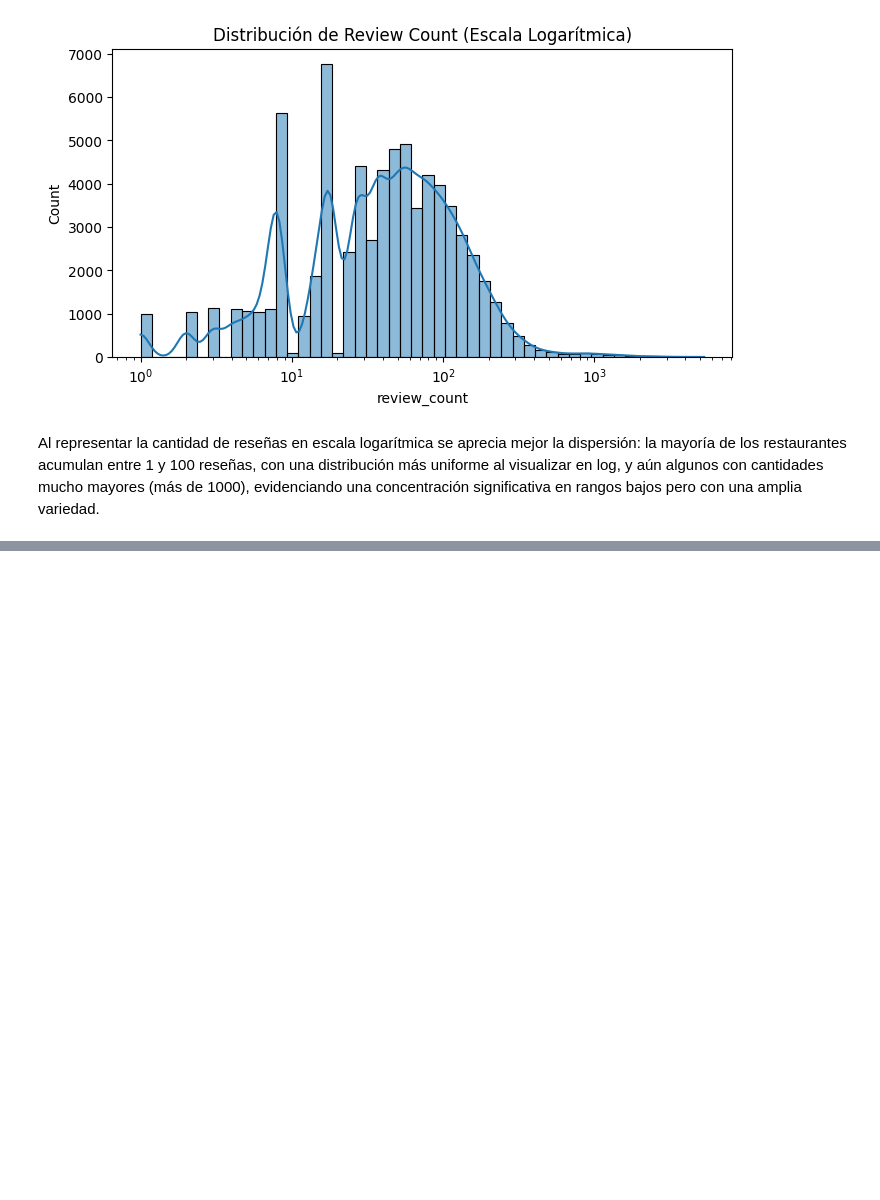
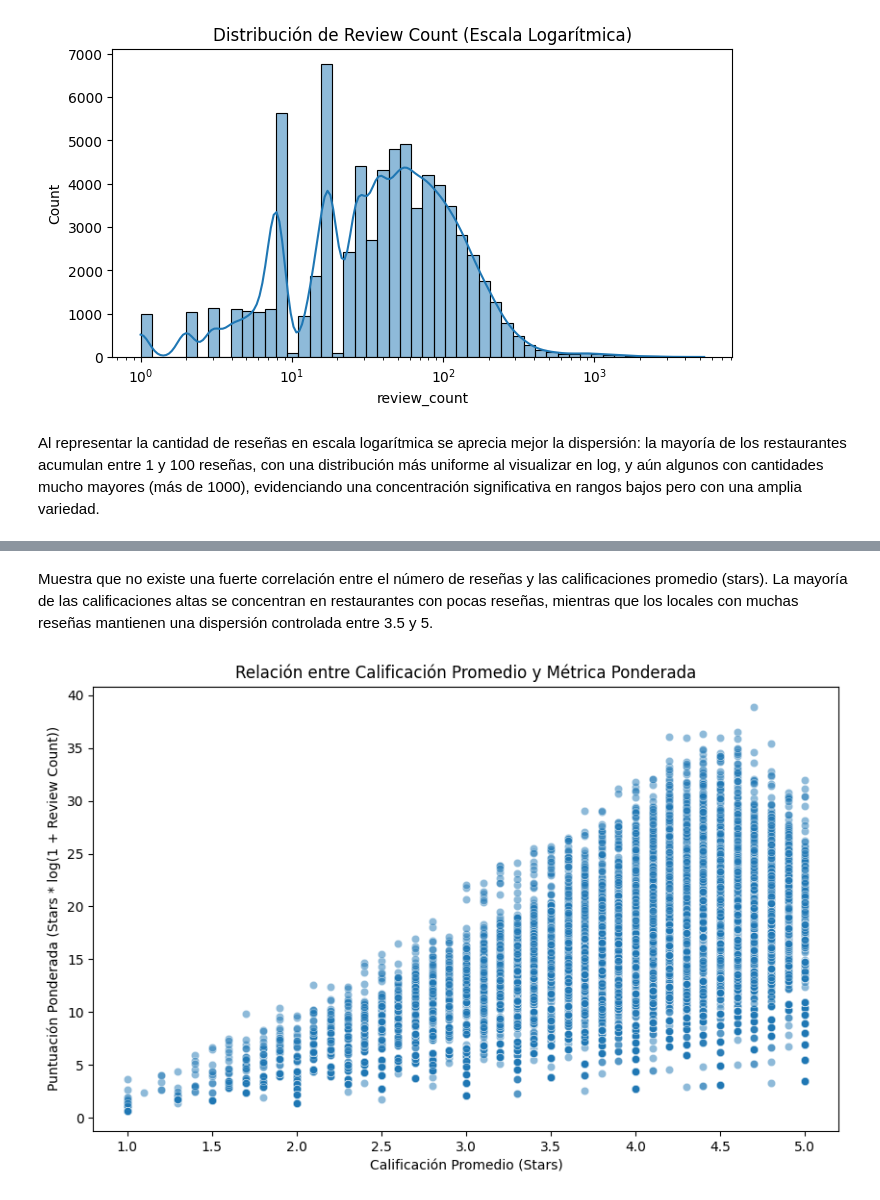
Before and after one commit to JosueMonte/restaurantguru, a Jupyter notebook: EDA/EDA_Google_MetaData.ipynb, the cells around one changed output, grey strips where cells are left out. Saved outputs shown, nothing was run; the diff lists cells and outputs as text; code cells hidden in the pictures; blank space fills up the shorter version.

```diff
--- a/EDA/EDA_Google_MetaData.ipynb
+++ b/EDA/EDA_Google_MetaData.ipynb
@@ -281,0 +297,14 @@ Al representar la cantidad de reseñas en escala logarítmica se aprecia mejor l
+# %% [markdown]
+Muestra que no existe una fuerte correlación entre el número de reseñas y las calificaciones promedio (stars). La mayoría de las calificaciones altas se concentran en restaurantes con pocas reseñas, mientras que los locales con muchas reseñas mantienen una dispersión controlada entre 3.5 y 5.
+# %%
+df_completo['weighted_score'] = df_completo['stars'] * np.log1p(df_completo['review_count'])
+
+# 1. Gráfico de dispersión: Calificaciones promedio vs Métrica ponderada
+plt.figure(figsize=(10, 6))
+sns.scatterplot(data=df_completo, x='stars', y='weighted_score', alpha=0.5)
+plt.title('Relación entre Calificación Promedio y Métrica Ponderada')
+plt.xlabel('Calificación Promedio (Stars)')
+plt.ylabel('Puntuación Ponderada (Stars * log(1 + Review Count))')
+plt.show()
+# %% [output]
+[figure, added]
```
Also changed, not shown: parts of 5 cells of this notebook, 2 other files.
